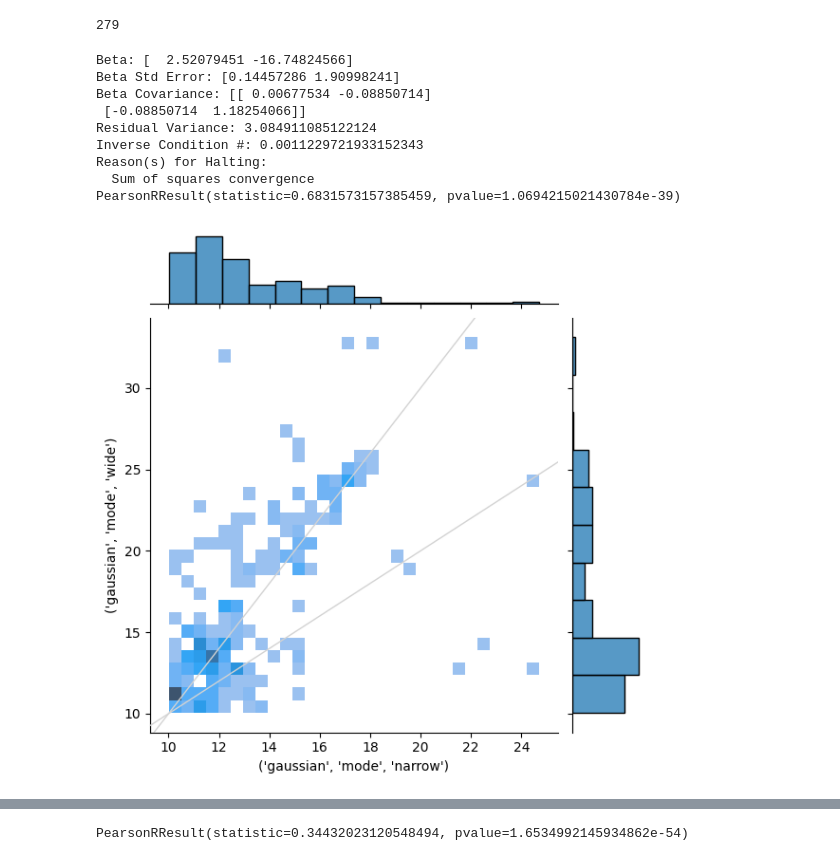
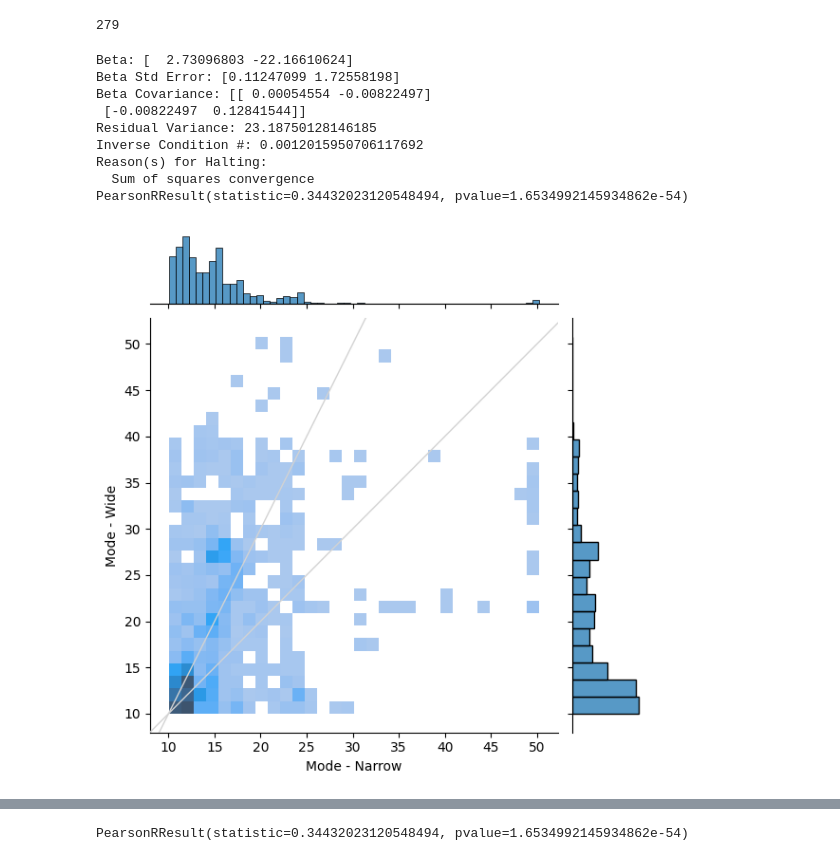
Before and after one commit to Gilles86/neural_priors, a Jupyter notebook: notebooks/pars_across_conditions.ipynb, the cells around one changed output, grey strips where cells are left out. Drawn from its saved outputs; the diff is of its cells as text; code cells hidden in the pictures.

```diff
--- a/notebooks/pars_across_conditions.ipynb
+++ b/notebooks/pars_across_conditions.ipynb
@@ -204,23 +225,28 @@ mask_11 = (dfs[('gaussian', 'mode', 'narrow')] >= 11) & (dfs[('gaussian', 'mode'
 279
 # %%
 #sns.jointplot(data=dfs[mask_bg & mask_10], x=('gaussian', 'mode', 'narrow'), y=('gaussian', 'mode', 'wide'), kind='hist', bins=25) #, cmap='viridis')
-res = odr_1dregression( data=dfs[mask_bg & mask_10], x=('gaussian', 'mode', 'narrow'), y=('gaussian', 'mode', 'wide' ) ); res.pprint()
-for kwargs in [dict(kind='hist', bins=30), dict(kind='hex', gridsize=30, cmap='viridis'), dict(kind='kde'), ]:
-    sns.jointplot(data=dfs[mask_bg & mask_10], x=('gaussian', 'mode', 'narrow'), y=('gaussian', 'mode', 'wide'), **kwargs) #, cmap='viridis')
+#mask = mask_bg & mask_10
+#mask = mask_bg
+mask = mask_eg & mask_10
+#mask = mask_eg
+res = odr_1dregression( data=dfs[mask], x=('gaussian', 'mode', 'narrow'), y=('gaussian', 'mode', 'wide' ) ); res.pprint()
+for kwargs in [dict(kind='hist', bins=30), dict(kind='hex', gridsize=30, cmap='viridis'), dict(kind='kde'), dict(kind='reg', scatter_kws={'s':2})]:
+    sns.jointplot(data=dfs[mask], x=('gaussian', 'mode', 'narrow'), y=('gaussian', 'mode', 'wide'), **kwargs) #, cmap='viridis')
     plt.axline((10, 10), slope=1, color='lightgrey', zorder=1000, lw=1)
     plt.axline((10, 10), slope=2, color='lightgrey', zorder=1000, lw=1)
     #xlm = plt.xlim(); ylm = plt.ylim()
     #plt.plot( np.linspace(0,25), odr_pred(res, np.linspace(0,25)), c='C1')
     #plt.xlim(*xlm); plt.ylim(*ylm);
-print( stats.pearsonr(dfs[mask_bg & mask_10][('gaussian', 'mode', 'narrow')], dfs[mask_bg & mask_10][('gaussian', 'mode', 'wide')]) )
+    plt.xlabel('Mode - Narrow'); plt.ylabel('Mode - Wide');
+print( stats.pearsonr(dfs[mask][('gaussian', 'mode', 'narrow')], dfs[mask][('gaussian', 'mode', 'wide')]) )
 # %% [output]
-Beta: [  2.52079451 -16.74824566]
-Beta Std Error: [0.14457286 1.90998241]
-Beta Covariance: [[ 0.00677534 -0.08850714]
- [-0.08850714  1.18254066]]
-Residual Variance: 3.084911085122124
-Inverse Condition #: 0.0011229721933152343
+Beta: [  2.73096803 -22.16610624]
+Beta Std Error: [0.11247099 1.72558198]
+Beta Covariance: [[ 0.00054554 -0.00822497]
+ [-0.00822497  0.12841544]]
+Residual Variance: 23.18750128146185
+Inverse Condition #: 0.0012015950706117692
 Reason(s) for Halting:
   Sum of squares convergence
-PearsonRResult(statistic=0.6831573157385459, pvalue=1.0694215021430784e-39)
+PearsonRResult(statistic=0.34432023120548494, pvalue=1.6534992145934862e-54)
-[figure, old version]
+[figure, new version]
```
Also changed, not shown: parts of 11 cells of this notebook.
